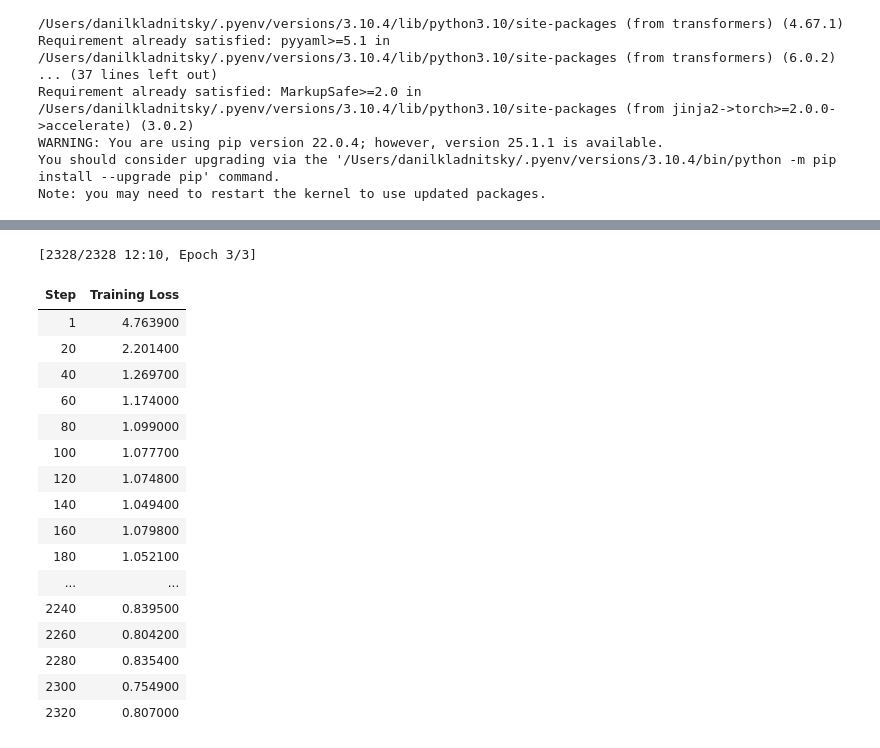
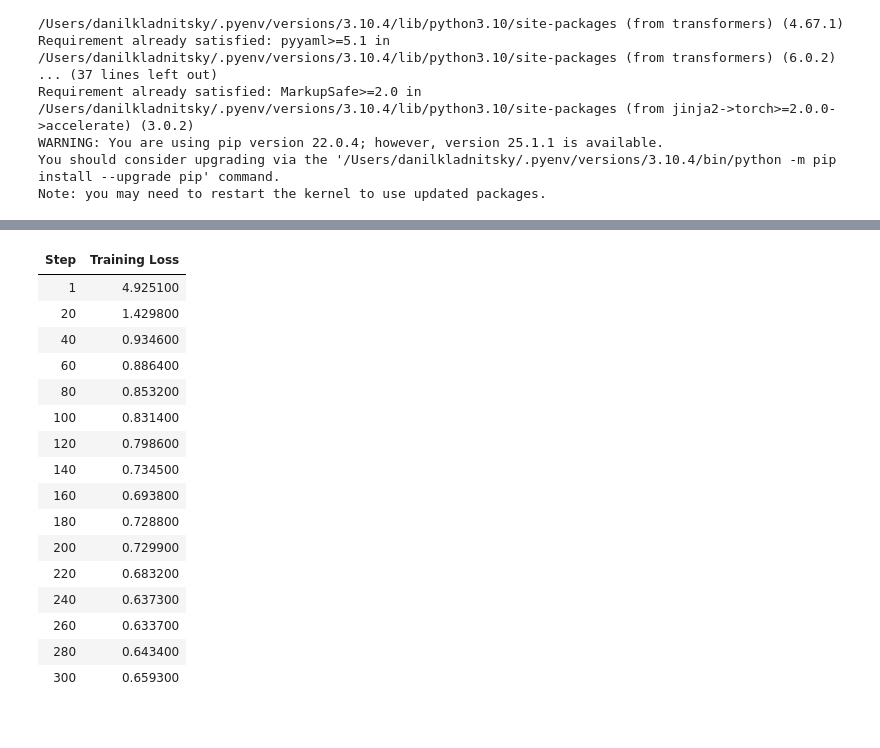
Before and after one commit to danilkladnitsky/itmo-masters-thesis, a Jupyter notebook: notebooks/models/trainer.ipynb, the cells around one changed output, grey strips where cells are left out. Cells and saved outputs as stored; diff of their text form; code cells hidden in the pictures.

Commit message:
feat: update trainer notebook for HSK 1 model training, including new training parameters and improved output logging

```diff
--- a/notebooks/models/trainer.ipynb
+++ b/notebooks/models/trainer.ipynb
@@ -28,6 +28,8 @@ DATASET_PATH = ROOT + "train_datasets/txt/"
 import os
 
 os.environ["TOKENIZERS_PARALLELISM"] = "false"
+# %%
+HSK_1_TRAIN_PARAMS = {'loss': 0.8389942049980164, 'batch_size': 4, 'learning_rate': 5e-05, 'epochs': 3}
 # %%
 import torch
 from datasets import Dataset
@@ -127,8 +129,11 @@ class ChineseGPTTrainer:
 # %%
 trainer = ChineseGPTTrainer(
     model_name="uer/gpt2-chinese-cluecorpussmall",
-    dataset_path=DATASET_PATH + "hsk2_labeled.txt",
-    output_dir=SAVE_MODEL_PATH + "hsk2-gpt2"
+    dataset_path=DATASET_PATH + "hsk1_labeled.txt",
+    output_dir=SAVE_MODEL_PATH + "hsk1-gpt2",
+    batch_size=HSK_1_TRAIN_PARAMS['batch_size'],
+    learning_rate=HSK_1_TRAIN_PARAMS['learning_rate'],
+    epochs=HSK_1_TRAIN_PARAMS['epochs']
 )
 
 trainer.train()
@@ -138,21 +143,20 @@ trainer.save()
-[2328/2328 12:10, Epoch 3/3]
 | Step | Training Loss |
-| 1 | 4.763900 |
-| 20 | 2.201400 |
-| 40 | 1.269700 |
-| 60 | 1.174000 |
-| 80 | 1.099000 |
-| 100 | 1.077700 |
-| 120 | 1.074800 |
-| 140 | 1.049400 |
-| 160 | 1.079800 |
-| 180 | 1.052100 |
-| ... | ... |
-| 2240 | 0.839500 |
-| 2260 | 0.804200 |
-| 2280 | 0.835400 |
-| 2300 | 0.754900 |
-| 2320 | 0.807000 |
+| 1 | 4.925100 |
+| 20 | 1.429800 |
+| 40 | 0.934600 |
+| 60 | 0.886400 |
+| 80 | 0.853200 |
+| 100 | 0.831400 |
+| 120 | 0.798600 |
+| 140 | 0.734500 |
+| 160 | 0.693800 |
+| 180 | 0.728800 |
+| 200 | 0.729900 |
+| 220 | 0.683200 |
+| 240 | 0.637300 |
+| 260 | 0.633700 |
+| 280 | 0.643400 |
+| 300 | 0.659300 |
 # %%
 import copy
 
```
Also changed, not shown: parts of 3 cells of this notebook.
